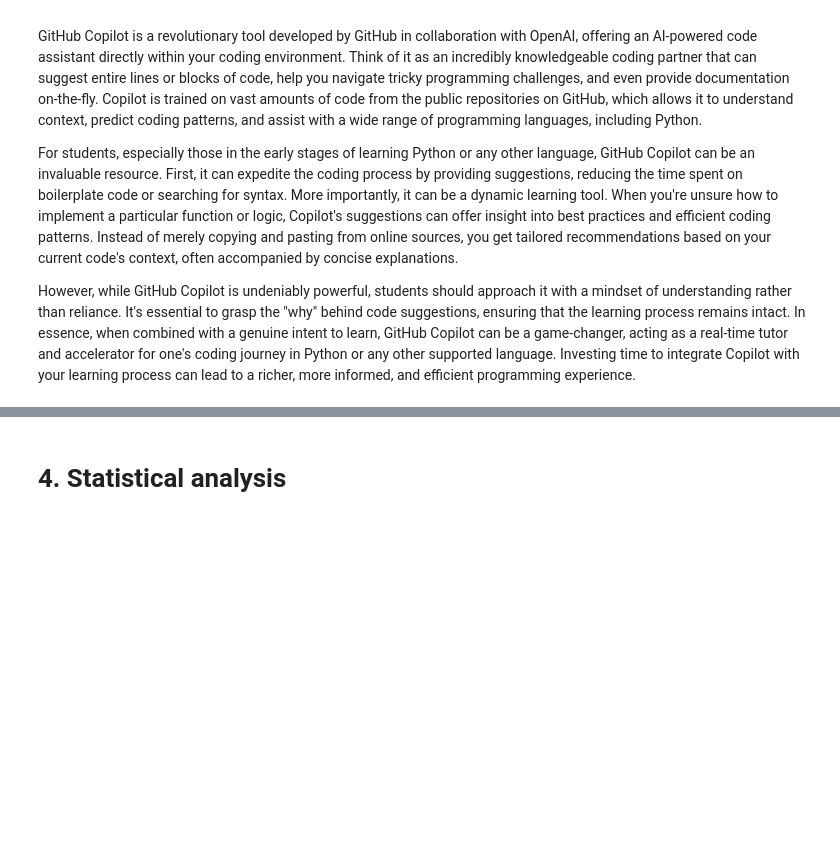
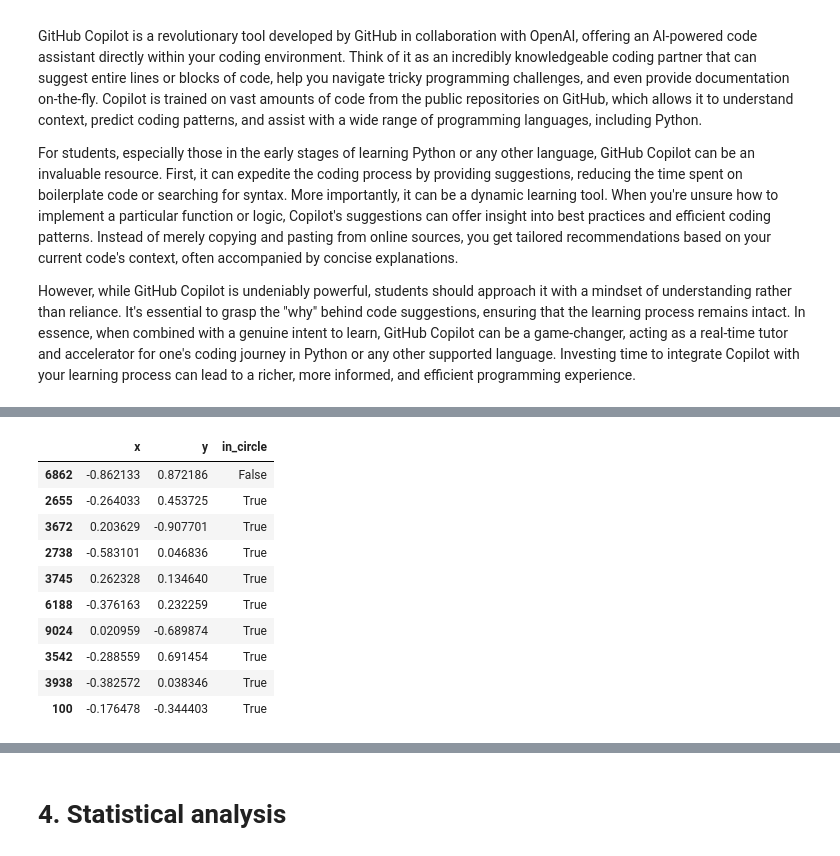
Before and after one commit to wegard/Programming-and-data-management, a Jupyter notebook: Lecture_notebooks/09_Advanced_topics.ipynb, the cells around one changed output, grey strips where cells are left out. Saved outputs shown, nothing was run; the diff lists cells and outputs as text; code cells hidden in the pictures; blank space fills up the shorter version.

```diff
--- a/Lecture_notebooks/09_Advanced_topics.ipynb
+++ b/Lecture_notebooks/09_Advanced_topics.ipynb
@@ -31,0 +105,19 @@ However, while GitHub Copilot is undeniably powerful, students should approach i
+# %%
+# Check if the points are inside or outside the circle using the Pythagorean theorem
+
+distanse_from_orign = np.sqrt(random_points['x']**2 + random_points['y']**2)
+
+random_points['in_circle'] = distanse_from_orign <= 1
+random_points.sample(10)
+# %% [output]
+|  | x | y | in_circle |
+| 6862 | -0.862133 | 0.872186 | False |
+| 2655 | -0.264033 | 0.453725 | True |
+| 3672 | 0.203629 | -0.907701 | True |
+| 2738 | -0.583101 | 0.046836 | True |
+| 3745 | 0.262328 | 0.134640 | True |
+| 6188 | -0.376163 | 0.232259 | True |
+| 9024 | 0.020959 | -0.689874 | True |
+| 3542 | -0.288559 | 0.691454 | True |
+| 3938 | -0.382572 | 0.038346 | True |
+| 100 | -0.176478 | -0.344403 | True |
```
Also changed, not shown: parts of 19 cells of this notebook, 1 other file.
